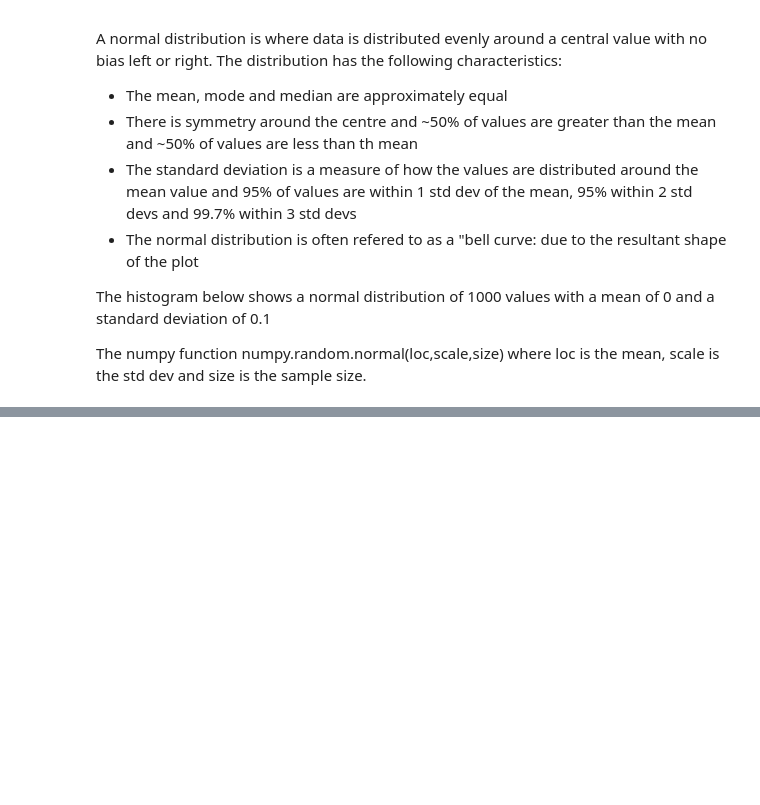
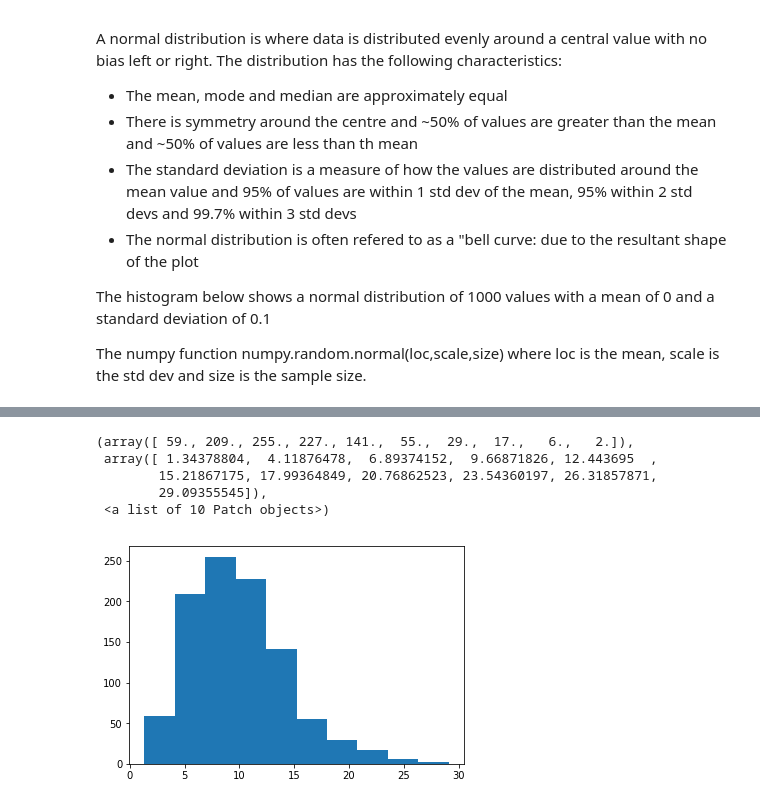
Before and after one commit to tommirrington/numpy-random, a Jupyter notebook: numpy-random.ipynb, the cells around one changed output, grey strips where cells are left out. Cells and saved outputs as stored; diff of their text form; code cells hidden in the pictures; blank space fills up the shorter version.

```diff
--- a/numpy-random.ipynb
+++ b/numpy-random.ipynb
@@ -109,4 +170,11 @@ plt.hist(x)
 # %%
-x = np.random.chisquare(10,1000)
-x
-plt.hist(x)
+y = np.random.chisquare(10,1000)
+y
+plt.hist(y)
+# %% [output]
+(array([ 59., 209., 255., 227., 141.,  55.,  29.,  17.,   6.,   2.]),
+ array([ 1.34378804,  4.11876478,  6.89374152,  9.66871826, 12.443695  ,
+        15.21867175, 17.99364849, 20.76862523, 23.54360197, 26.31857871,
+        29.09355545]),
+ <a list of 10 Patch objects>)
+[figure, added]
```
Also changed, not shown: parts of 20 cells of this notebook.
